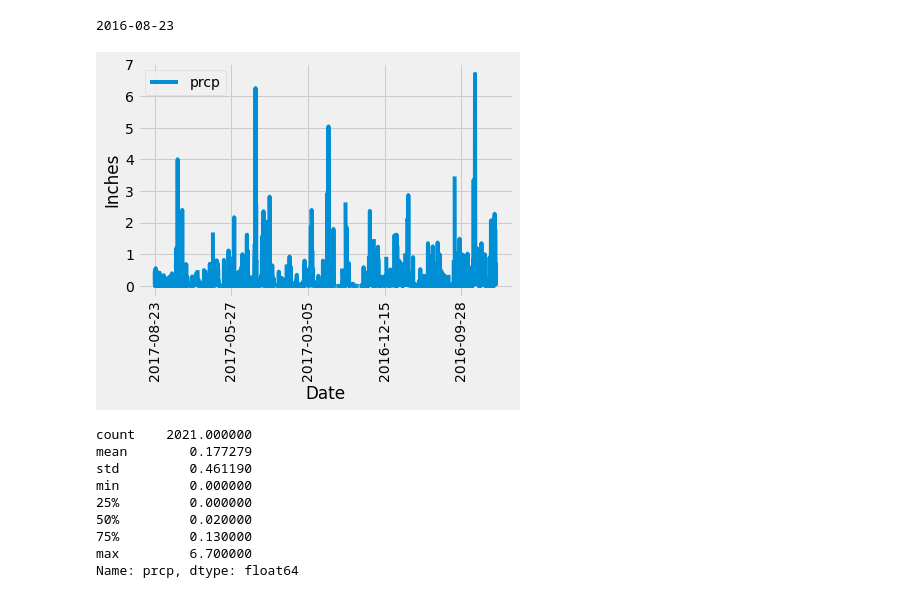
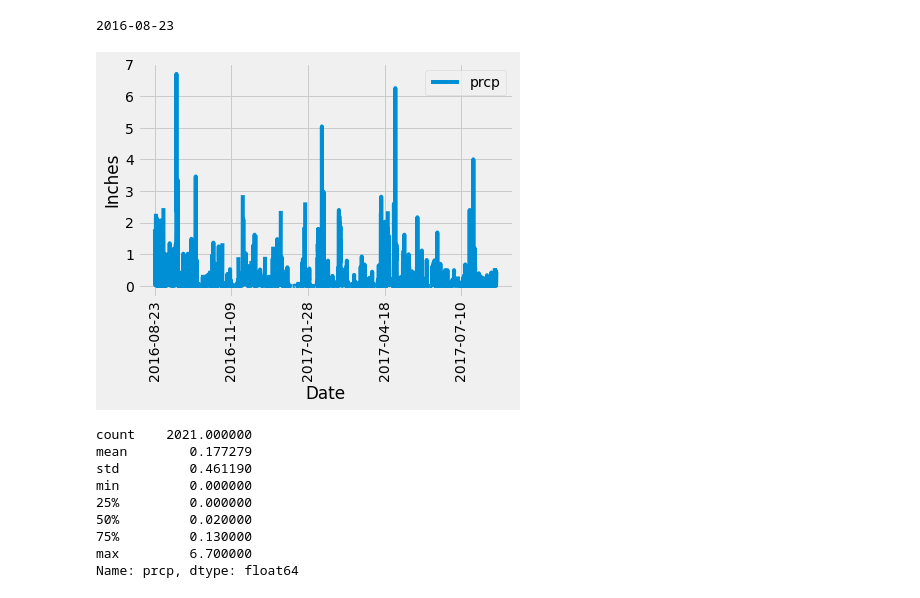
Before and after one commit to robertfben/sqlalchemy-challenge, a Jupyter notebook: climate_starter.ipynb, the cells around one changed output. Cells and saved outputs as stored; diff of their text form; code cells hidden in the pictures.

```diff
--- a/climate_starter.ipynb
+++ b/climate_starter.ipynb
@@ -68,28 +68,28 @@ print(Months_Previous_12)
 # %%
 # Design a query to retrieve the last 12 months of precipitation data and plot the results.
 # Starting from the most recent data point in the database.
 
 # Perform a query to retrieve the data and precipitation scores
 dataPrecipitationScores = session.execute("SELECT * FROM measurement\
                                           WHERE date between '2016-08-23' AND '2017-08-23'; ")
 
 # engine.execute("SELECT * FROM measurement\
 #                  WHERE date between '2016-08-23' AND '2017-08-23';").fetchall()
 
 # Save the query results as a Pandas DataFrame and set the index to the date column
 dataPrecipitationScoresDF = pd.DataFrame(dataPrecipitationScores).set_index('date')
 
 # Sort the dataframe by date
-dataPrecipitationScoresDF = dataPrecipitationScoresDF.sort_values(by='date',ascending=False)
+dataPrecipitationScoresDF = dataPrecipitationScoresDF.sort_values(by='date',ascending=True)
 
 # Use Pandas Plotting with Matplotlib to plot the data
 dataPrecipitationScoresDF.plot(y='prcp')
 plt.xticks(rotation='vertical')
 plt.xlabel('Date')
 plt.ylabel('Inches')
 plt.show()
 # %% [output]
-[figure, old version]
+[figure, new version]
 # %%
 # Use Pandas to calculate the summary statistics for the precipitation data
 dataPrecipitationScoresDF.describe()['prcp']
```
Also changed, not shown: parts of 2 cells of this notebook, 2 other files.
